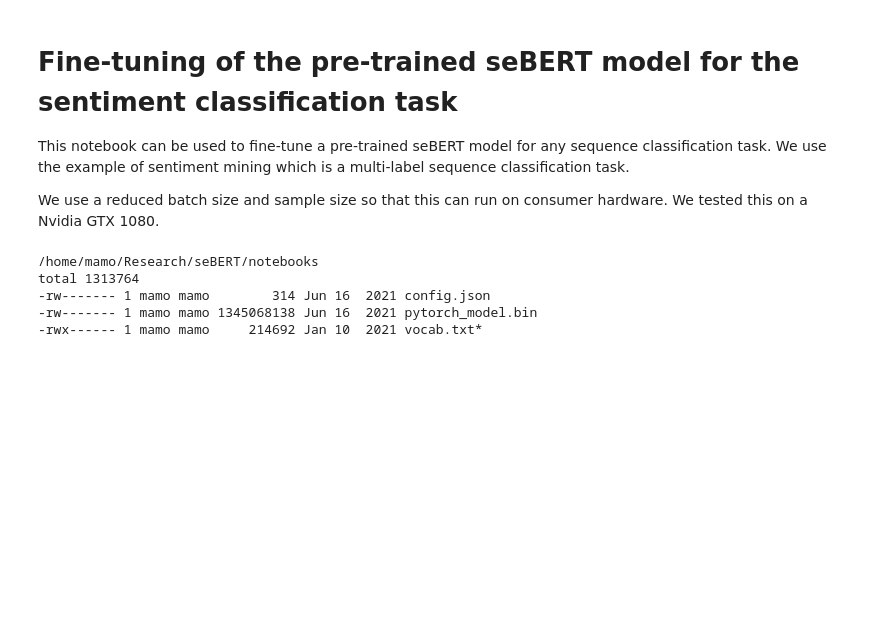
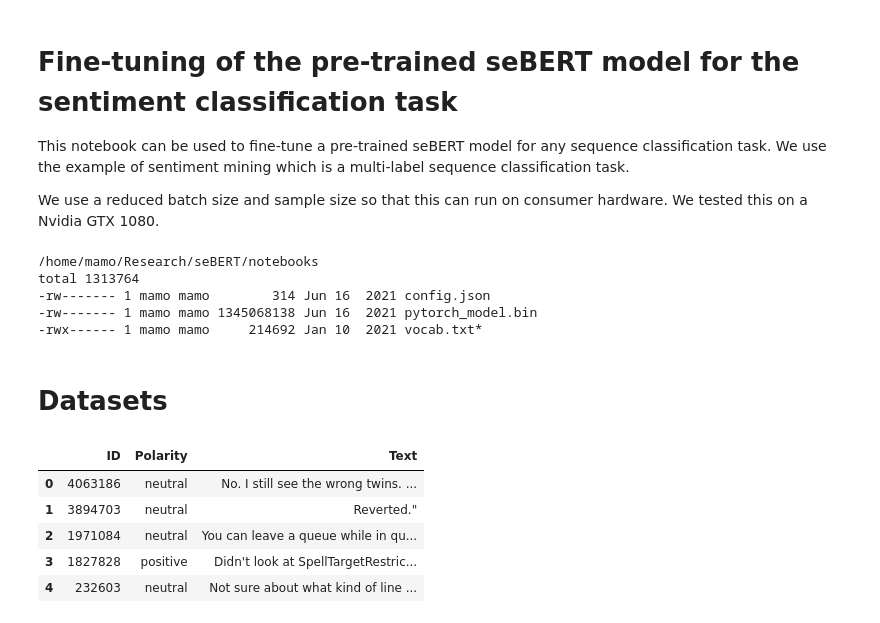
Before and after one commit to raianmr/seBERT, a Jupyter notebook: notebooks/FineTuning.ipynb, the cells around one changed output. Saved outputs shown, nothing was run; the diff lists cells and outputs as text; code cells hidden in the pictures; blank space fills up the shorter version.

```diff
--- a/notebooks/FineTuning.ipynb
+++ b/notebooks/FineTuning.ipynb
@@ -32,3 +31,15 @@ total 1313764
 -rw------- 1 mamo mamo        314 Jun 16  2021 config.json
 -rw------- 1 mamo mamo 1345068138 Jun 16  2021 pytorch_model.bin
 -rwx------ 1 mamo mamo     214692 Jan 10  2021 vocab.txt*
+# %% [markdown]
+# Datasets
+# %%
+gh = pd.read_csv(DATA_PATH + 'github_gold.csv', sep=';')
+gh.head()
+# %% [output]
+|  | ID | Polarity | Text |
+| 0 | 4063186 | neutral | No. I still see the wrong twins. ... |
+| 1 | 3894703 | neutral | Reverted." |
+| 2 | 1971084 | neutral | You can leave a queue while in qu... |
+| 3 | 1827828 | positive | Didn't look at SpellTargetRestric... |
+| 4 | 232603 | neutral | Not sure about what kind of line ... |
```
Also changed, not shown: parts of 20 cells of this notebook, 4 other files.
